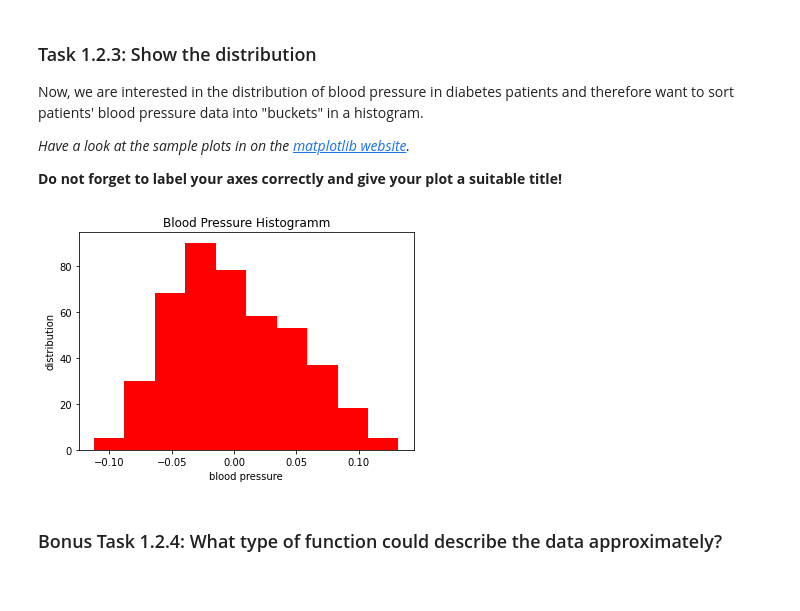
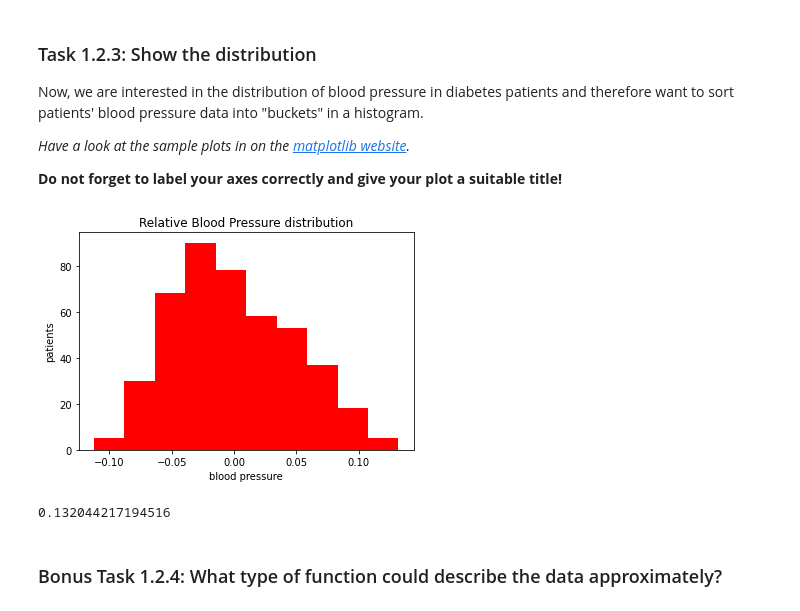
Before and after one commit to JakobSachs/DAIS2022, a Jupyter notebook: A02 - Plotting Correlation Regression/PlottingCorrelation.ipynb, the cells around one changed output. Saved outputs shown, nothing was run; the diff lists cells and outputs as text; code cells hidden in the pictures.

```diff
--- a/A02 - Plotting Correlation Regression/PlottingCorrelation.ipynb
+++ b/A02 - Plotting Correlation Regression/PlottingCorrelation.ipynb
@@ -114,22 +114,23 @@ _Have a look at the sample plots in on the [matplotlib website](https://matplotl
 # %%
 from scipy.stats import norm
 
-plt.title("Blood Pressure Histogramm")
+plt.title("Relative Blood Pressure distribution")
 plt.xlabel("blood pressure")
-plt.ylabel("distribution")
+plt.ylabel("patients")
 
 #get the standard derivation
 
 bp_std = np.std(bp)
 
 #plot the histogramm
 plt.hist(bp,bins = 10, color ="red")
 
 
 
 plt.show()
 # %% [output]
-[figure, old version]
+[figure, new version]
+0.132044217194516
 # %% [markdown]
 ### Bonus Task 1.2.4: What type of function could describe the data approximately?
 # %%
```
Also changed, not shown: parts of 8 cells of this notebook, 1 other file.
